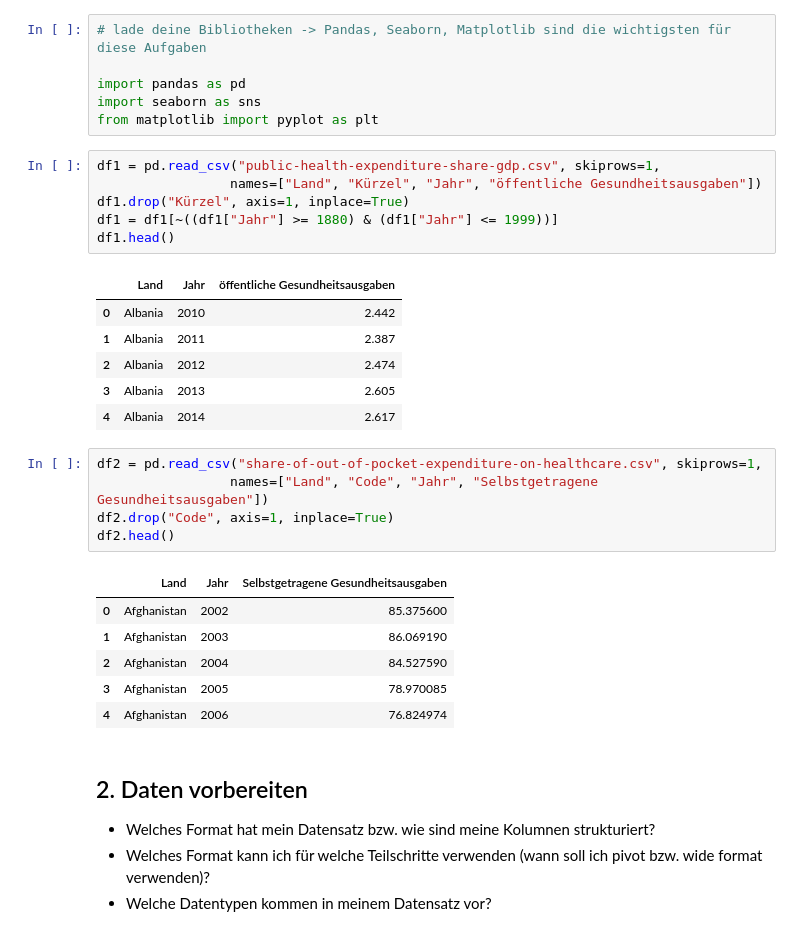
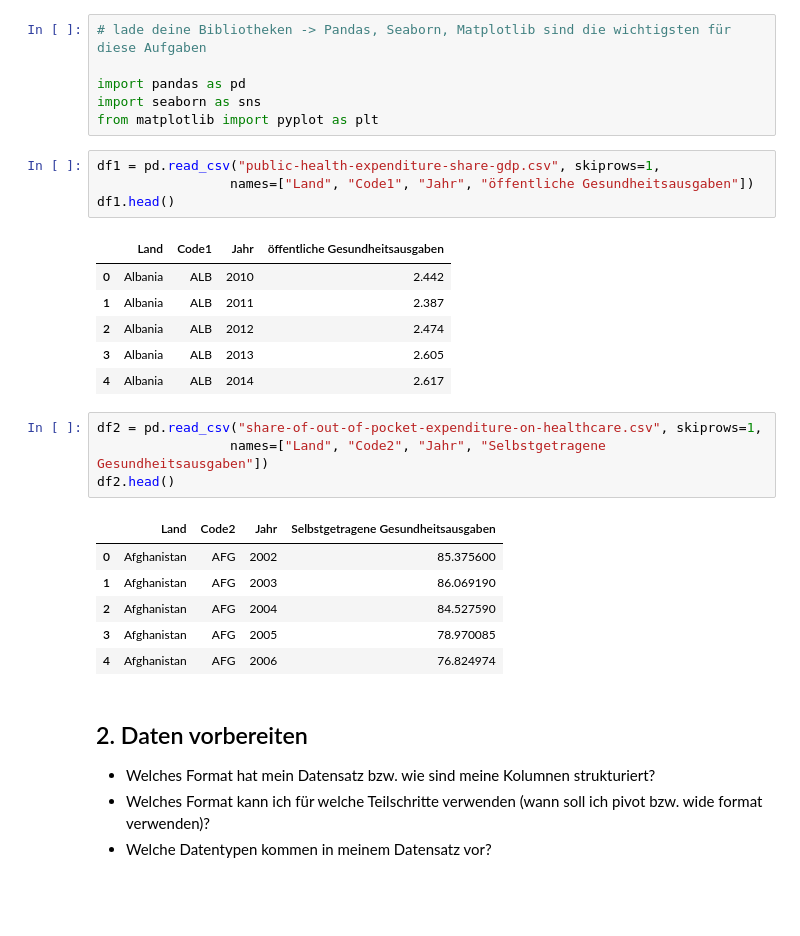
Before and after one commit to cossllea/BMLD1-LN2-Python, a Jupyter notebook: Grundgerüst_Leistungsnachweis.ipynb, the cells around one changed output. Cells and saved outputs as stored; diff of their text form; blank space fills up the shorter version.

```diff
--- a/Grundgerüst_Leistungsnachweis.ipynb
+++ b/Grundgerüst_Leistungsnachweis.ipynb
@@ -35,29 +35,26 @@ import seaborn as sns
 from matplotlib import pyplot as plt
 # %%
 df1 = pd.read_csv("public-health-expenditure-share-gdp.csv", skiprows=1,
-                 names=["Land", "Kürzel", "Jahr", "öffentliche Gesundheitsausgaben"])
-df1.drop("Kürzel", axis=1, inplace=True)
-df1 = df1[~((df1["Jahr"] >= 1880) & (df1["Jahr"] <= 1999))]
+                 names=["Land", "Code1", "Jahr", "öffentliche Gesundheitsausgaben"])
 df1.head()
 # %% [output]
-|  | Land | Jahr | öffentliche Gesundheitsausgaben |
-| 0 | Albania | 2010 | 2.442 |
-| 1 | Albania | 2011 | 2.387 |
-| 2 | Albania | 2012 | 2.474 |
-| 3 | Albania | 2013 | 2.605 |
-| 4 | Albania | 2014 | 2.617 |
+|  | Land | Code1 | Jahr | öffentliche Gesundheitsausgaben |
+| 0 | Albania | ALB | 2010 | 2.442 |
+| 1 | Albania | ALB | 2011 | 2.387 |
+| 2 | Albania | ALB | 2012 | 2.474 |
+| 3 | Albania | ALB | 2013 | 2.605 |
+| 4 | Albania | ALB | 2014 | 2.617 |
 # %%
 df2 = pd.read_csv("share-of-out-of-pocket-expenditure-on-healthcare.csv", skiprows=1,
-                 names=["Land", "Code", "Jahr", "Selbstgetragene Gesundheitsausgaben"])
-df2.drop("Code", axis=1, inplace=True)
+                 names=["Land", "Code2", "Jahr", "Selbstgetragene Gesundheitsausgaben"])
 df2.head()
 # %% [output]
-|  | Land | Jahr | Selbstgetragene Gesundheitsausgaben |
-| 0 | Afghanistan | 2002 | 85.375600 |
-| 1 | Afghanistan | 2003 | 86.069190 |
-| 2 | Afghanistan | 2004 | 84.527590 |
-| 3 | Afghanistan | 2005 | 78.970085 |
-| 4 | Afghanistan | 2006 | 76.824974 |
+|  | Land | Code2 | Jahr | Selbstgetragene Gesundheitsausgaben |
+| 0 | Afghanistan | AFG | 2002 | 85.375600 |
+| 1 | Afghanistan | AFG | 2003 | 86.069190 |
+| 2 | Afghanistan | AFG | 2004 | 84.527590 |
+| 3 | Afghanistan | AFG | 2005 | 78.970085 |
+| 4 | Afghanistan | AFG | 2006 | 76.824974 |
 # %% [markdown]
 ## 2. Daten vorbereiten
 - Welches Format hat mein Datensatz bzw. wie sind meine Kolumnen strukturiert?
```
Also changed, not shown: parts of 13 cells of this notebook.
